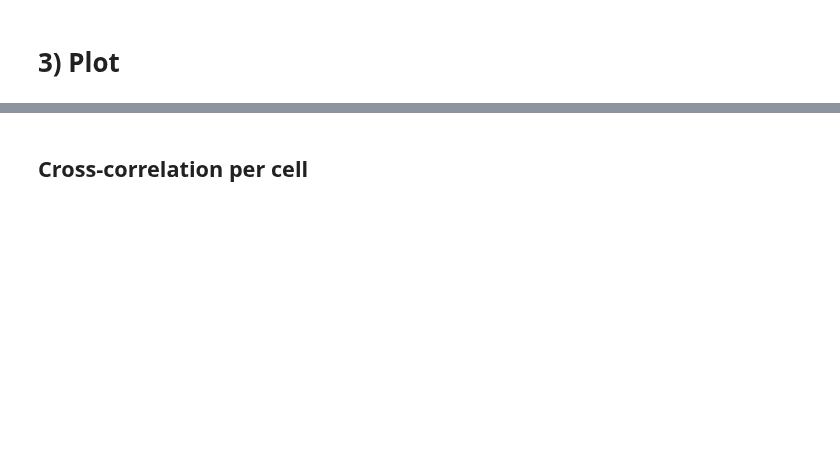
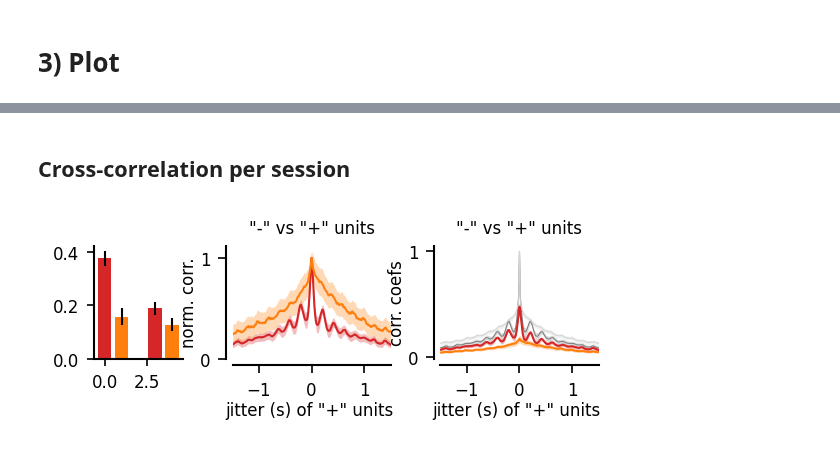
Before and after one commit to yzerlaut/pv-sst-dendrites, a Jupyter notebook: visual_coding/Natural-Movie.ipynb, the cells around one changed output, grey strips where cells are left out. Cells and saved outputs as stored; diff of their text form; code cells hidden in the pictures; blank space fills up the shorter version.

```diff
--- a/visual_coding/Natural-Movie.ipynb
+++ b/visual_coding/Natural-Movie.ipynb
@@ -176,2 +212,2 @@ Text(0.5, 0.98, 'cross-correl. "-" vs "+" units')
-# %% [markdown]
-## Cross-correlation per cell
+# %% [markdown]
+## Cross-correlation per session
@@ -177,0 +239,47 @@ Text(0.5, 0.98, 'cross-correl. "-" vs "+" units')
+# %%
+from scipy import stats
+
+CCs = np.load(os.path.join('..', 'data', 'visual_coding', 'CC_per_session_natural_movies.npy'),
+              allow_pickle=True).item()
+
+Windows = [[-0.05, 0.05],
+           [0.1, 0.3]]
+
+fig, [ax1, ax2,ax3] = pt.figure(axes_extents=[[[2,1],[3,1],[3,1]]],
+                            figsize=(.2,1.2), wspace=4.)
+
+for w, window in enumerate(Windows):
+    mX, sX = [], []
+    tCond = (CCs['time_shift']>window[0]) & (CCs['time_shift']<window[1])
+    for k, key, color in zip(range(2), ['PV', 'SST'], ['tab:red','tab:orange']):
+        mX = np.mean([np.mean(cc[tCond]) for cc in CCs[key+'_posUnits']])
+        sX = stats.sem([np.mean(cc[tCond]) for cc in CCs[key+'_posUnits']])
+        ax1.bar([3*w+k], [mX], yerr=[sX], color=color)
+
+for k, key, color1, color2 in zip(range(2),
+                                  ['PV', 'SST'],
+                                  ['tab:red','tab:orange'],
+                                  ['tab:grey', 'lightgray']):
+    mean = np.mean(CCs[key+'_posUnits'], axis=0)
+    pt.plot(CCs['time_shift'], mean/np.max(mean),
+            sy=stats.sem(CCs[key+'_negUnits'], axis=0)/np.max(mean),
+            color=color1, ax=ax2)
+    mean = np.mean(CCs[key+'_negUnits'], axis=0)
+    pt.plot(CCs['time_shift'], mean/np.max(mean),
+            sy=stats.sem(CCs[key+'_negUnits'], axis=0)/np.max(mean),
+            color=color2, lw=0.5, ax=ax3)
+    pt.plot(CCs['time_shift'], np.mean(CCs[key+'_posUnits'], axis=0),
+            sy=stats.sem(CCs[key+'_posUnits'], axis=0)/np.max(mean),
+            color=color1, ax=ax3)
+
+pt.set_plot(ax2, xlabel='jitter (s) of "+" units ',
+            title='"-" vs "+" units', ylabel='norm. corr.',
+            xlim=[-1.5,1.5], yticks=[0,1])
+pt.set_plot(ax3, xlabel='jitter (s) of "+" units ',
+            title='"-" vs "+" units', ylabel='corr. coefs',
+            xlim=[-1.5,1.5], yticks=[0,1])
+#pt.set_plot(ax, xlabel='jitter (s)', xlim=[-0.3,0.3])
+
+#fig.suptitle('cross-correl. "-" vs "+" units')
+# %% [output]
+[figure, added]
```
Also changed, not shown: parts of 10 cells of this notebook, 2 other files.
